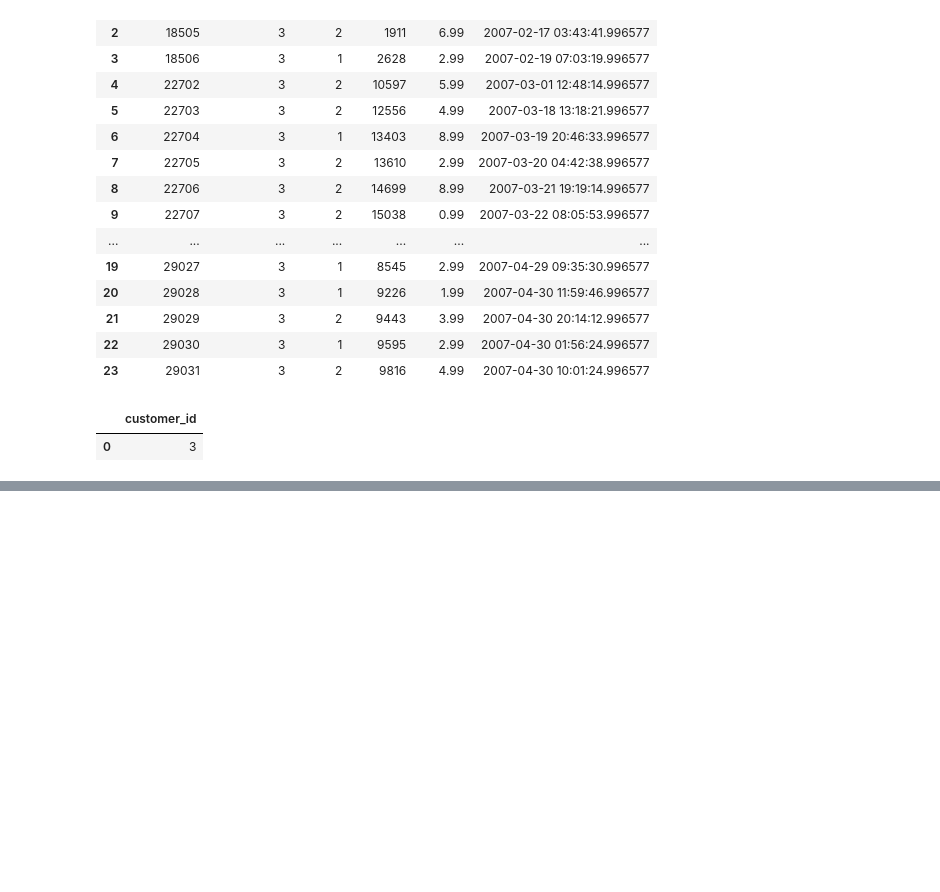
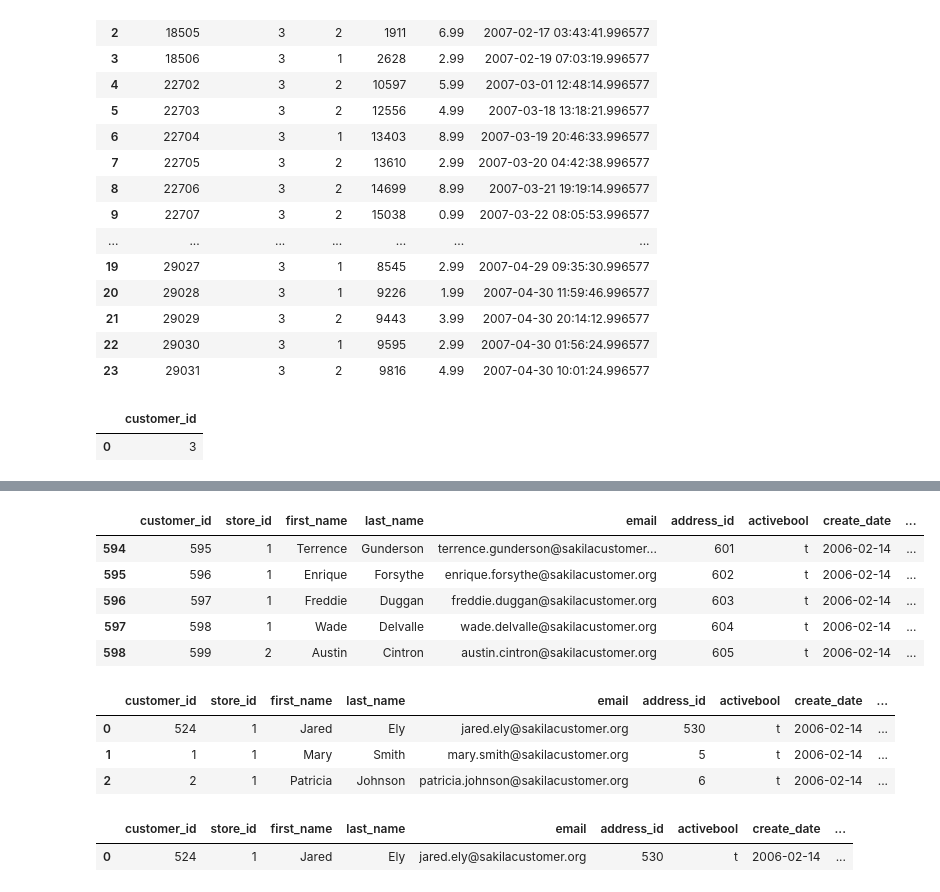
Before and after one commit to bayraktarengin/eurotech_ds, a Jupyter notebook: dvd.ipynb, the cells around one changed output, grey strips where cells are left out. Drawn from its saved outputs; the diff is of its cells as text; code cells hidden in the pictures; blank space fills up the shorter version.

```diff
--- a/dvd.ipynb
+++ b/dvd.ipynb
@@ -959,0 +1092,7 @@ sqldf(q)
+# %%
+"""#TÜm değerleri "Normal" olan bir sütun oluşturma:
+customer["Customer_Class"]="Normal"
+
+#.loc ile Sütun oluşturmak istediğimizde, virgülün sol tarafına bir virgül koyup, satır değerleri yazılır.
+customer.loc[:,"Customer_Class2"]="Normal2"
+customer.tail(3)"""
@@ -959,0 +1101,5 @@ sqldf(q)
+# %%
+"""Eğer virgül konulmazsa yeni bir index ve satır eklenir.
+
+customer.loc["Customer_Class2"]="Normal2"
+"""
@@ -959,0 +1128,16 @@ sqldf(q)
+# %%
+customer.tail(5)
+# %% [output]
+|  | customer_id | store_id | first_name | last_name | email | address_id | activebool | create_date | ... |
+| 594 | 595 | 1 | Terrence | Gunderson | terrence.gunderson@sakilacustomer... | 601 | t | 2006-02-14 | ... |
+| 595 | 596 | 1 | Enrique | Forsythe | enrique.forsythe@sakilacustomer.org | 602 | t | 2006-02-14 | ... |
+| 596 | 597 | 1 | Freddie | Duggan | freddie.duggan@sakilacustomer.org | 603 | t | 2006-02-14 | ... |
+| 597 | 598 | 1 | Wade | Delvalle | wade.delvalle@sakilacustomer.org | 604 | t | 2006-02-14 | ... |
+| 598 | 599 | 2 | Austin | Cintron | austin.cintron@sakilacustomer.org | 605 | t | 2006-02-14 | ... |
+# %%
+customer.head(3)
+# %% [output]
+|  | customer_id | store_id | first_name | last_name | email | address_id | activebool | create_date | ... |
+| 0 | 524 | 1 | Jared | Ely | jared.ely@sakilacustomer.org | 530 | t | 2006-02-14 | ... |
+| 1 | 1 | 1 | Mary | Smith | mary.smith@sakilacustomer.org | 5 | t | 2006-02-14 | ... |
+| 2 | 2 | 1 | Patricia | Johnson | patricia.johnson@sakilacustomer.org | 6 | t | 2006-02-14 | ... |
@@ -959,0 +1149,6 @@ sqldf(q)
+# %%
+customer["Customer_Class"]="Normal"
+customer.head(1)
+# %% [output]
+|  | customer_id | store_id | first_name | last_name | email | address_id | activebool | create_date | ... |
+| 0 | 524 | 1 | Jared | Ely | jared.ely@sakilacustomer.org | 530 | t | 2006-02-14 | ... |
```
Also changed, not shown: parts of 16 cells of this notebook.
